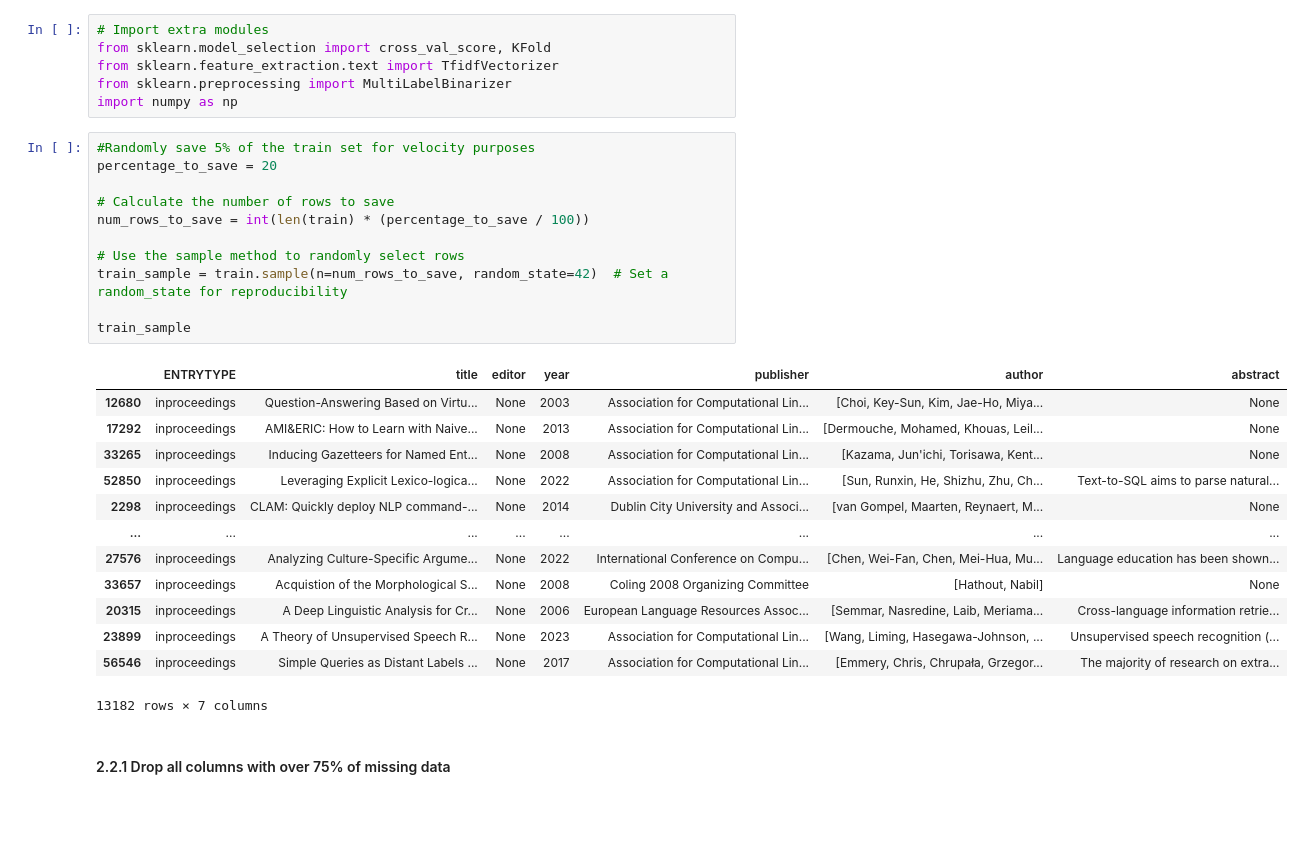
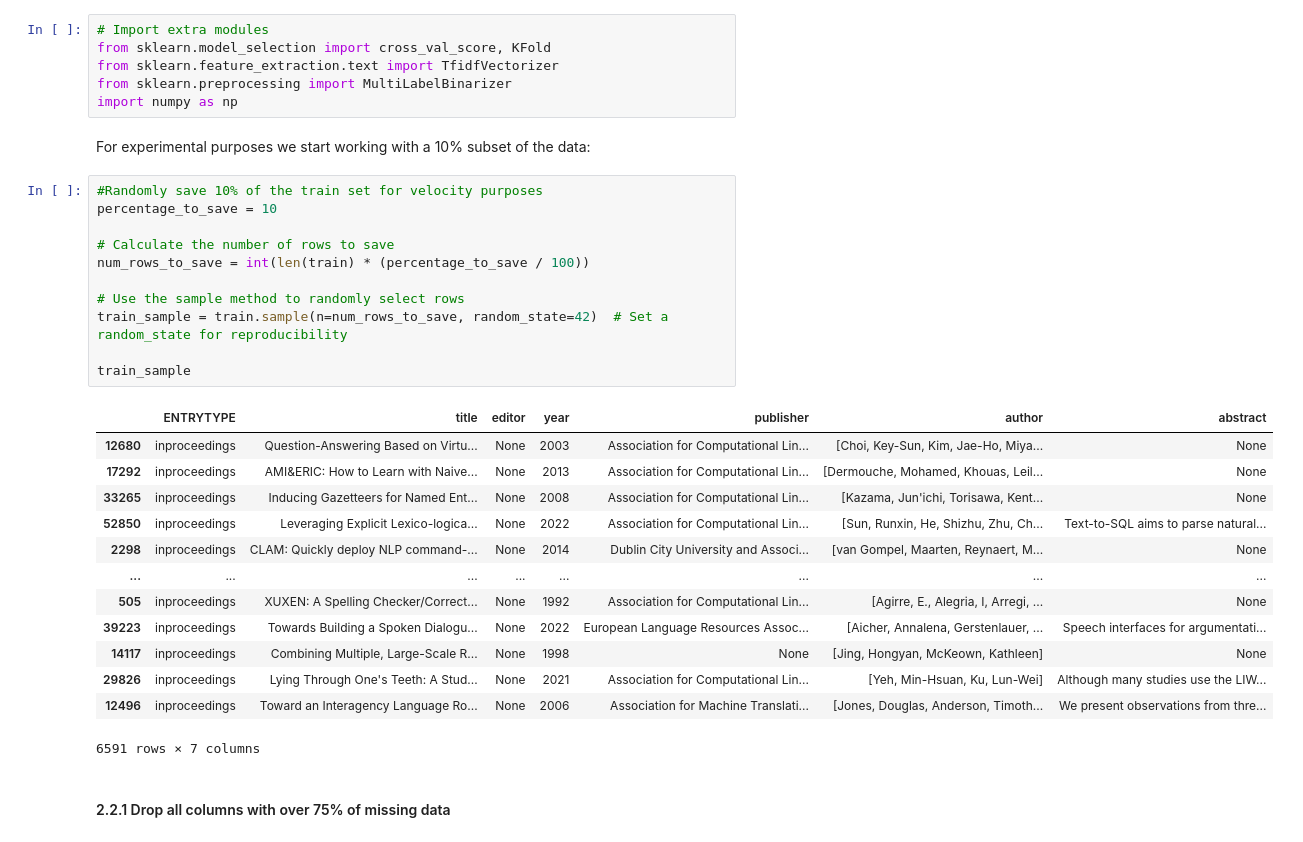
Before and after one commit to larshanen/MLChallenge, a Jupyter notebook: notebooks/Main experiment/Experiments.ipynb, the cells around one changed output. Drawn from its saved outputs; the diff is of its cells as text; blank space fills up the shorter version.

```diff
--- a/notebooks/Main experiment/Experiments.ipynb
+++ b/notebooks/Main experiment/Experiments.ipynb
@@ -163,31 +131,33 @@ from sklearn.model_selection import cross_val_score, KFold
 from sklearn.feature_extraction.text import TfidfVectorizer
 from sklearn.preprocessing import MultiLabelBinarizer
 import numpy as np
+# %% [markdown]
+For experimental purposes we start working with a 10% subset of the data:
 # %%
-#Randomly save 5% of the train set for velocity purposes
-percentage_to_save = 20
+#Randomly save 10% of the train set for velocity purposes
+percentage_to_save = 10
 
 # Calculate the number of rows to save
 num_rows_to_save = int(len(train) * (percentage_to_save / 100))
 
 # Use the sample method to randomly select rows
 train_sample = train.sample(n=num_rows_to_save, random_state=42)  # Set a random_state for reproducibility
 
 train_sample
 # %% [output]
 |  | ENTRYTYPE | title | editor | year | publisher | author | abstract |
 | 12680 | inproceedings | Question-Answering Based on Virtu... | None | 2003 | Association for Computational Lin... | [Choi, Key-Sun, Kim, Jae-Ho, Miya... | None |
 | 17292 | inproceedings | AMI&ERIC: How to Learn with Naive... | None | 2013 | Association for Computational Lin... | [Dermouche, Mohamed, Khouas, Leil... | None |
 | 33265 | inproceedings | Inducing Gazetteers for Named Ent... | None | 2008 | Association for Computational Lin... | [Kazama, Jun'ichi, Torisawa, Kent... | None |
 | 52850 | inproceedings | Leveraging Explicit Lexico-logica... | None | 2022 | Association for Computational Lin... | [Sun, Runxin, He, Shizhu, Zhu, Ch... | Text-to-SQL aims to parse natural... |
 | 2298 | inproceedings | CLAM: Quickly deploy NLP command-... | None | 2014 | Dublin City University and Associ... | [van Gompel, Maarten, Reynaert, M... | None |
 | ... | ... | ... | ... | ... | ... | ... | ... |
-| 27576 | inproceedings | Analyzing Culture-Specific Argume... | None | 2022 | International Conference on Compu... | [Chen, Wei-Fan, Chen, Mei-Hua, Mu... | Language education has been shown... |
-| 33657 | inproceedings | Acquistion of the Morphological S... | None | 2008 | Coling 2008 Organizing Committee | [Hathout, Nabil] | None |
-| 20315 | inproceedings | A Deep Linguistic Analysis for Cr... | None | 2006 | European Language Resources Assoc... | [Semmar, Nasredine, Laib, Meriama... | Cross-language information retrie... |
-| 23899 | inproceedings | A Theory of Unsupervised Speech R... | None | 2023 | Association for Computational Lin... | [Wang, Liming, Hasegawa-Johnson, ... | Unsupervised speech recognition (... |
-| 56546 | inproceedings | Simple Queries as Distant Labels ... | None | 2017 | Association for Computational Lin... | [Emmery, Chris, Chrupała, Grzegor... | The majority of research on extra... |
+| 505 | inproceedings | XUXEN: A Spelling Checker/Correct... | None | 1992 | Association for Computational Lin... | [Agirre, E., Alegria, I, Arregi, ... | None |
+| 39223 | inproceedings | Towards Building a Spoken Dialogu... | None | 2022 | European Language Resources Assoc... | [Aicher, Annalena, Gerstenlauer, ... | Speech interfaces for argumentati... |
+| 14117 | inproceedings | Combining Multiple, Large-Scale R... | None | 1998 | None | [Jing, Hongyan, McKeown, Kathleen] | None |
+| 29826 | inproceedings | Lying Through One's Teeth: A Stud... | None | 2021 | Association for Computational Lin... | [Yeh, Min-Hsuan, Ku, Lun-Wei] | Although many studies use the LIW... |
+| 12496 | inproceedings | Toward an Interagency Language Ro... | None | 2006 | Association for Machine Translati... | [Jones, Douglas, Anderson, Timoth... | We present observations from thre... |
-13182 rows × 7 columns
+6591 rows × 7 columns
 # %% [markdown]
 #### 2.2.1 Drop all columns with over 75% of missing data
 # %%
```
Also changed, not shown: parts of 20 cells of this notebook.
